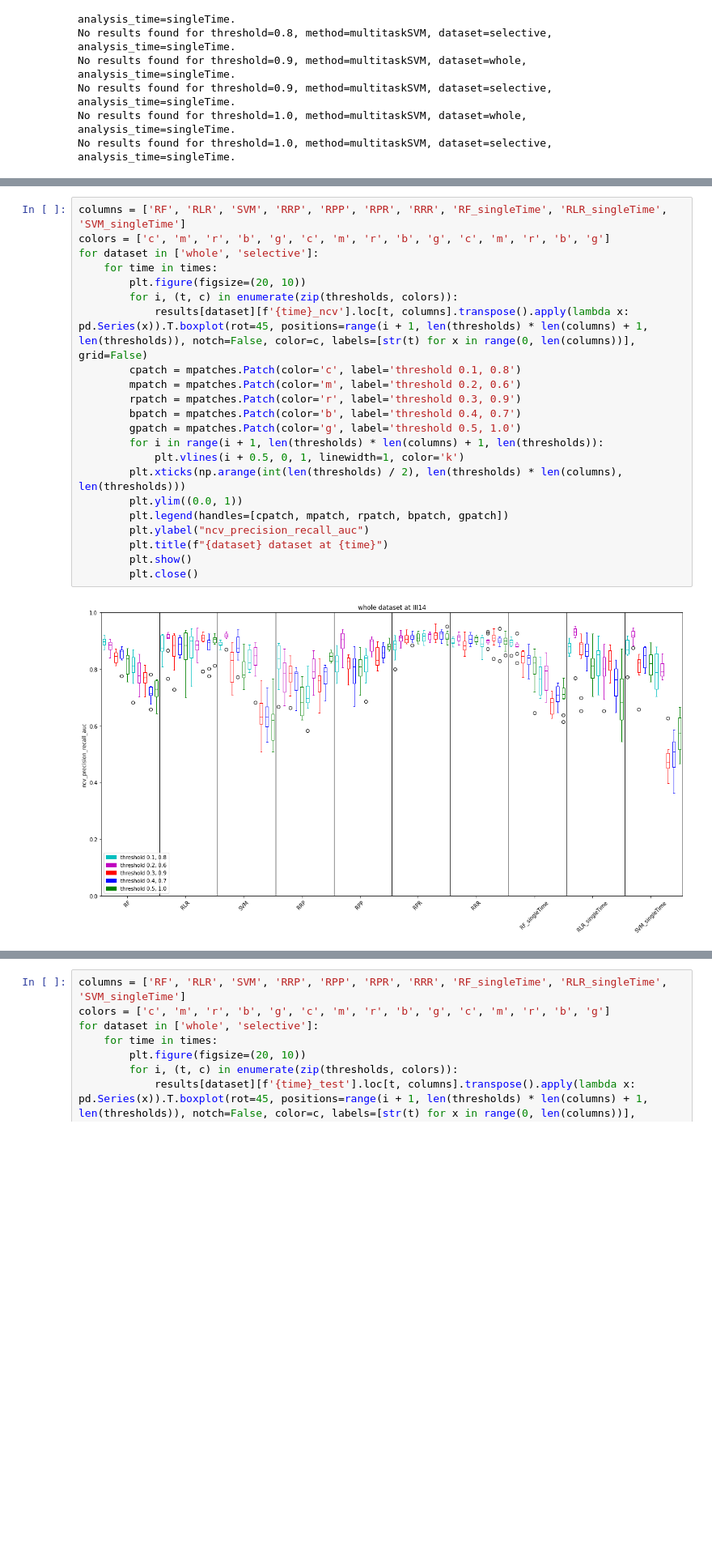
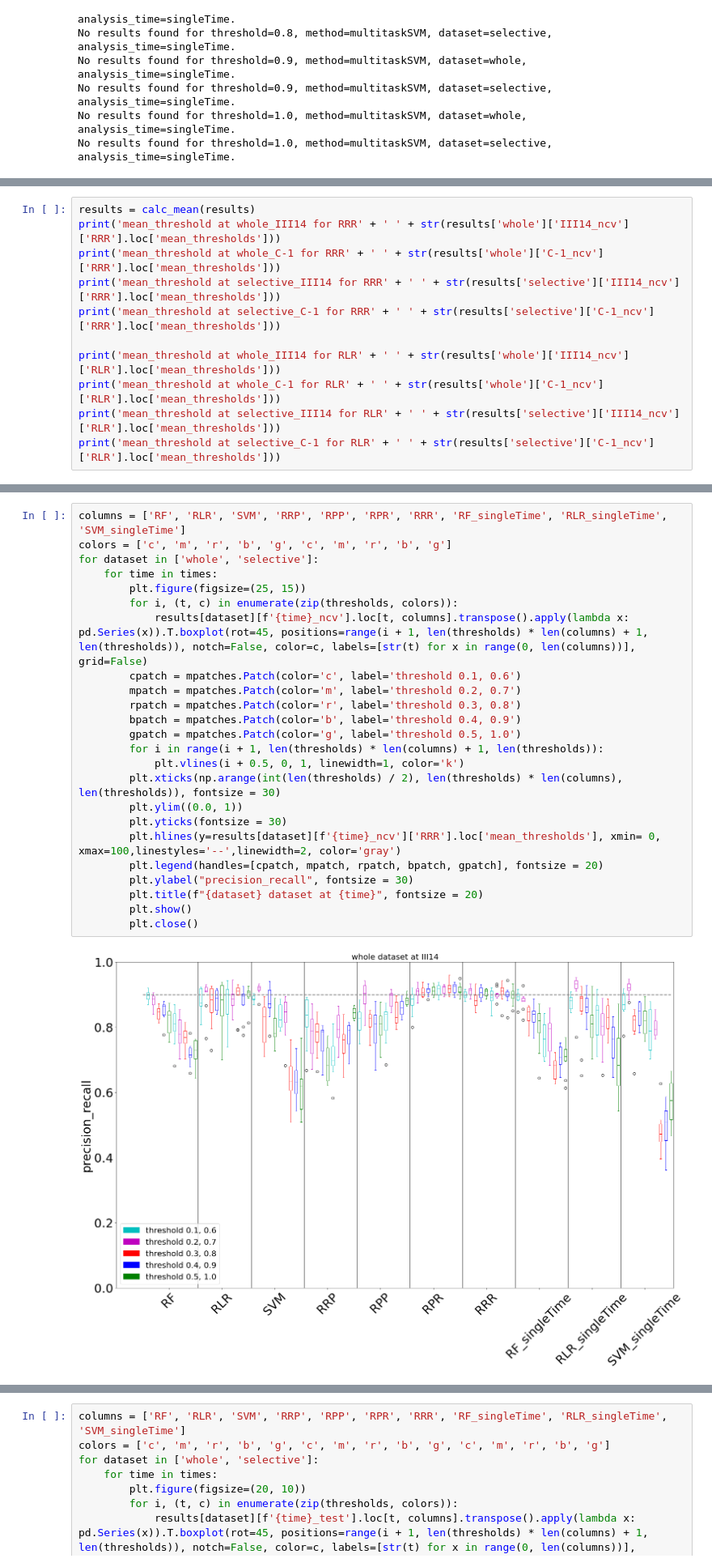
Before and after one commit to msmdev/MalariaVaccineEfficacyPrediction, a Jupyter notebook: bin/plotting/model_comparison_update.ipynb, the cells around one changed output, grey strips where cells are left out. Shown at 81% size. Drawn from its saved outputs; the diff is of its cells as text; blank space fills up the shorter version.

Commit message:
update add horizontal line to performance plot

```diff
--- a/bin/plotting/model_comparison_update.ipynb
+++ b/bin/plotting/model_comparison_update.ipynb
@@ -658,0 +693,11 @@ results['whole']['III14_test']
+# %%
+results = calc_mean(results)
+print('mean_threshold at whole_III14 for RRR' + ' ' + str(results['whole']['III14_ncv']['RRR'].loc['mean_thresholds']))
+print('mean_threshold at whole_C-1 for RRR' + ' ' + str(results['whole']['C-1_ncv']['RRR'].loc['mean_thresholds']))
+print('mean_threshold at selective_III14 for RRR' + ' ' + str(results['selective']['III14_ncv']['RRR'].loc['mean_thresholds']))
+print('mean_threshold at selective_C-1 for RRR' + ' ' + str(results['selective']['C-1_ncv']['RRR'].loc['mean_thresholds']))
+
+print('mean_threshold at whole_III14 for RLR' + ' ' + str(results['whole']['III14_ncv']['RLR'].loc['mean_thresholds']))
+print('mean_threshold at whole_C-1 for RLR' + ' ' + str(results['whole']['C-1_ncv']['RLR'].loc['mean_thresholds']))
+print('mean_threshold at selective_III14 for RLR' + ' ' + str(results['selective']['III14_ncv']['RLR'].loc['mean_thresholds']))
+print('mean_threshold at selective_C-1 for RLR' + ' ' + str(results['selective']['C-1_ncv']['RLR'].loc['mean_thresholds']))
@@ -659,24 +713,26 @@ results['whole']['III14_test']
 # %%
 columns = ['RF', 'RLR', 'SVM', 'RRP', 'RPP', 'RPR', 'RRR', 'RF_singleTime', 'RLR_singleTime', 'SVM_singleTime']
-colors = ['c', 'm', 'r', 'b', 'g', 'c', 'm', 'r', 'b', 'g', 'c', 'm', 'r', 'b', 'g']
+colors = ['c', 'm', 'r', 'b', 'g', 'c', 'm', 'r', 'b', 'g']
 for dataset in ['whole', 'selective']:
     for time in times:
-        plt.figure(figsize=(20, 10))
+        plt.figure(figsize=(25, 15))
         for i, (t, c) in enumerate(zip(thresholds, colors)):
             results[dataset][f'{time}_ncv'].loc[t, columns].transpose().apply(lambda x: pd.Series(x)).T.boxplot(rot=45, positions=range(i + 1, len(thresholds) * len(columns) + 1, len(thresholds)), notch=False, color=c, labels=[str(t) for x in range(0, len(columns))], grid=False)
-        cpatch = mpatches.Patch(color='c', label='threshold 0.1, 0.8')
-        mpatch = mpatches.Patch(color='m', label='threshold 0.2, 0.6')
-        rpatch = mpatches.Patch(color='r', label='threshold 0.3, 0.9')
-        bpatch = mpatches.Patch(color='b', label='threshold 0.4, 0.7')
+        cpatch = mpatches.Patch(color='c', label='threshold 0.1, 0.6')
+        mpatch = mpatches.Patch(color='m', label='threshold 0.2, 0.7')
+        rpatch = mpatches.Patch(color='r', label='threshold 0.3, 0.8')
+        bpatch = mpatches.Patch(color='b', label='threshold 0.4, 0.9')
         gpatch = mpatches.Patch(color='g', label='threshold 0.5, 1.0')
         for i in range(i + 1, len(thresholds) * len(columns) + 1, len(thresholds)):
             plt.vlines(i + 0.5, 0, 1, linewidth=1, color='k')
-        plt.xticks(np.arange(int(len(thresholds) / 2), len(thresholds) * len(columns), len(thresholds)))
+        plt.xticks(np.arange(int(len(thresholds) / 2), len(thresholds) * len(columns), len(thresholds)), fontsize = 30)
         plt.ylim((0.0, 1))
-        plt.legend(handles=[cpatch, mpatch, rpatch, bpatch, gpatch])
-        plt.ylabel("ncv_precision_recall_auc")
-        plt.title(f"{dataset} dataset at {time}")
+        plt.yticks(fontsize = 30)
+        plt.hlines(y=results[dataset][f'{time}_ncv']['RRR'].loc['mean_thresholds'], xmin= 0, xmax=100,linestyles='--',linewidth=2, color='gray')
+        plt.legend(handles=[cpatch, mpatch, rpatch, bpatch, gpatch], fontsize = 20)
+        plt.ylabel("precision_recall", fontsize = 30)
+        plt.title(f"{dataset} dataset at {time}", fontsize = 20)
         plt.show()
         plt.close()
 # %% [output]
-[figure, old version]
+[figure, new version]
```
Also changed, not shown: parts of 6 cells of this notebook.
